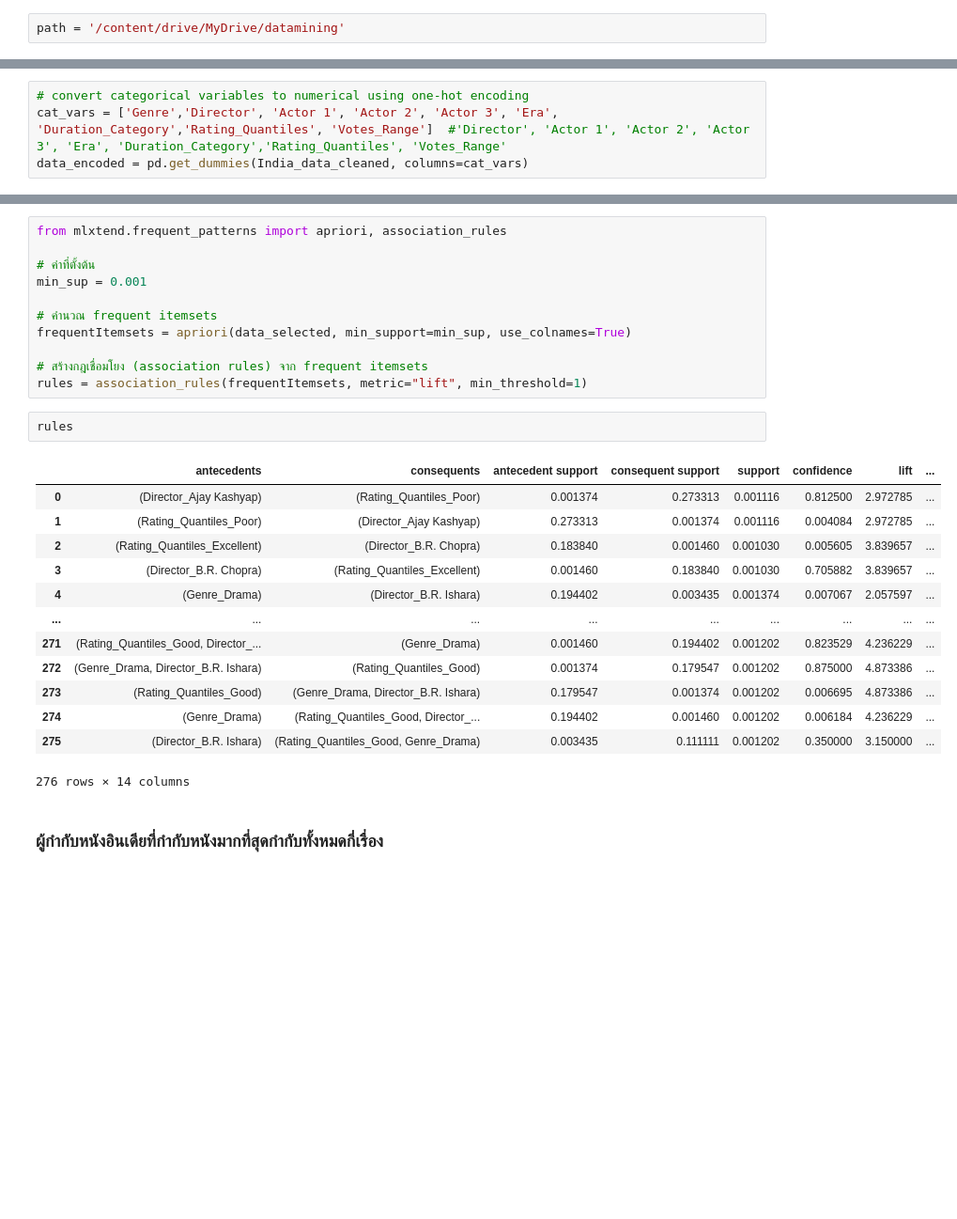
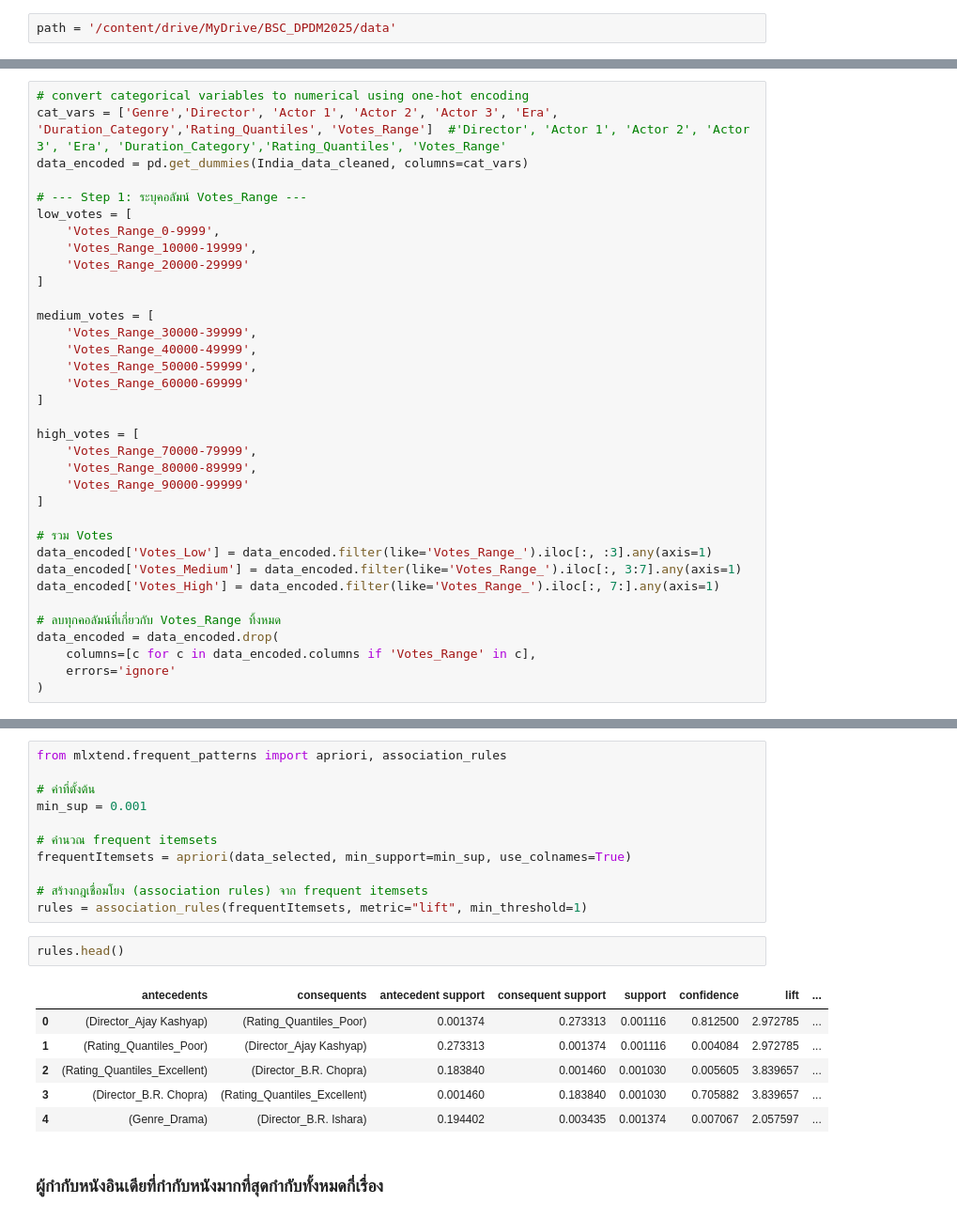
Before and after one commit to owepper/BSC_DPDM2025, a Jupyter notebook: Ch4_Frequent_Patterns_(Association_Rules).ipynb, the cells around one changed output, grey strips where cells are left out. Shown at 94% size. Drawn from its saved outputs; the diff is of its cells as text; blank space fills up the shorter version.

```diff
--- a/Ch4_Frequent_Patterns_(Association_Rules).ipynb
+++ b/Ch4_Frequent_Patterns_(Association_Rules).ipynb
@@ -9,7 +20,7 @@ drive.mount('/content/drive')
 # %% [output]
 Mounted at /content/drive
 # %%
-path = '/content/drive/MyDrive/datamining'
+path = '/content/drive/MyDrive/BSC_DPDM2025/data'
 # %%
 data = pd.read_csv(os.path.join(path,'reduced_marketbasket.csv'),encoding='latin-1') #encoding= 'latin-1' bc. มีภาษาที่เป็นจุด ๆ บนหัวทำให้ข้อมมูลเละ
 # %%
@@ -971,6 +982,37 @@ India_data_cleaned
 # convert categorical variables to numerical using one-hot encoding
 cat_vars = ['Genre','Director', 'Actor 1', 'Actor 2', 'Actor 3', 'Era', 'Duration_Category','Rating_Quantiles', 'Votes_Range']  #'Director', 'Actor 1', 'Actor 2', 'Actor 3', 'Era', 'Duration_Category','Rating_Quantiles', 'Votes_Range'
 data_encoded = pd.get_dummies(India_data_cleaned, columns=cat_vars)
+
+# --- Step 1: ระบุคอลัมน์ Votes_Range ---
+low_votes = [
+    'Votes_Range_0-9999',
+    'Votes_Range_10000-19999',
+    'Votes_Range_20000-29999'
+]
+
+medium_votes = [
+    'Votes_Range_30000-39999',
+    'Votes_Range_40000-49999',
+    'Votes_Range_50000-59999',
+    'Votes_Range_60000-69999'
+]
+
+high_votes = [
+    'Votes_Range_70000-79999',
+    'Votes_Range_80000-89999',
+    'Votes_Range_90000-99999'
+]
+
+# รวม Votes
+data_encoded['Votes_Low'] = data_encoded.filter(like='Votes_Range_').iloc[:, :3].any(axis=1)
+data_encoded['Votes_Medium'] = data_encoded.filter(like='Votes_Range_').iloc[:, 3:7].any(axis=1)
+data_encoded['Votes_High'] = data_encoded.filter(like='Votes_Range_').iloc[:, 7:].any(axis=1)
+
+# ลบทุกคอลัมน์ที่เกี่ยวกับ Votes_Range ทิ้งหมด
+data_encoded = data_encoded.drop(
+    columns=[c for c in data_encoded.columns if 'Votes_Range' in c],
+    errors='ignore'
+)
 # %%
 data_encoded
 # %% [output]
@@ -1109,21 +1151,14 @@ frequentItemsets = apriori(data_selected, min_support=min_sup, use_colnames=True
 # สร้างกฎเชื่อมโยง (association rules) จาก frequent itemsets
 rules = association_rules(frequentItemsets, metric="lift", min_threshold=1)
 # %%
-rules
+rules.head()
 # %% [output]
 |  | antecedents | consequents | antecedent support | consequent support | support | confidence | lift | ... |
 | 0 | (Director_Ajay Kashyap) | (Rating_Quantiles_Poor) | 0.001374 | 0.273313 | 0.001116 | 0.812500 | 2.972785 | ... |
 | 1 | (Rating_Quantiles_Poor) | (Director_Ajay Kashyap) | 0.273313 | 0.001374 | 0.001116 | 0.004084 | 2.972785 | ... |
 | 2 | (Rating_Quantiles_Excellent) | (Director_B.R. Chopra) | 0.183840 | 0.001460 | 0.001030 | 0.005605 | 3.839657 | ... |
 | 3 | (Director_B.R. Chopra) | (Rating_Quantiles_Excellent) | 0.001460 | 0.183840 | 0.001030 | 0.705882 | 3.839657 | ... |
 | 4 | (Genre_Drama) | (Director_B.R. Ishara) | 0.194402 | 0.003435 | 0.001374 | 0.007067 | 2.057597 | ... |
-| ... | ... | ... | ... | ... | ... | ... | ... | ... |
-| 271 | (Rating_Quantiles_Good, Director_... | (Genre_Drama) | 0.001460 | 0.194402 | 0.001202 | 0.823529 | 4.236229 | ... |
-| 272 | (Genre_Drama, Director_B.R. Ishara) | (Rating_Quantiles_Good) | 0.001374 | 0.179547 | 0.001202 | 0.875000 | 4.873386 | ... |
-| 273 | (Rating_Quantiles_Good) | (Genre_Drama, Director_B.R. Ishara) | 0.179547 | 0.001374 | 0.001202 | 0.006695 | 4.873386 | ... |
-| 274 | (Genre_Drama) | (Rating_Quantiles_Good, Director_... | 0.194402 | 0.001460 | 0.001202 | 0.006184 | 4.236229 | ... |
-| 275 | (Director_B.R. Ishara) | (Rating_Quantiles_Good, Genre_Drama) | 0.003435 | 0.111111 | 0.001202 | 0.350000 | 3.150000 | ... |
-276 rows × 14 columns
 # %% [markdown]
 ### ผู้กำกับหนังอินเดียที่กำกับหนังมากที่สุดกำกับทั้งหมดกี่เรื่อง
 # %%
```
Also changed, not shown: parts of 104 cells of this notebook.
